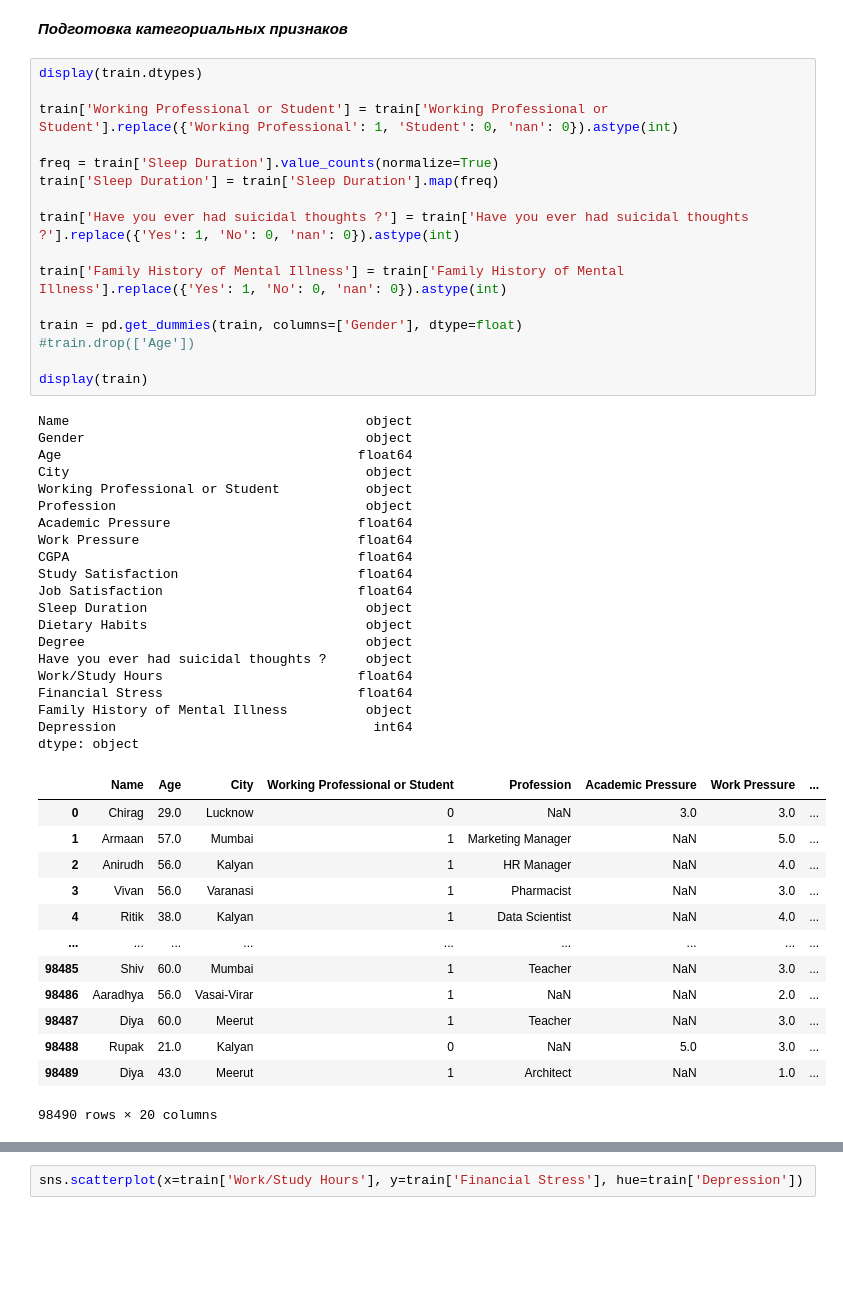
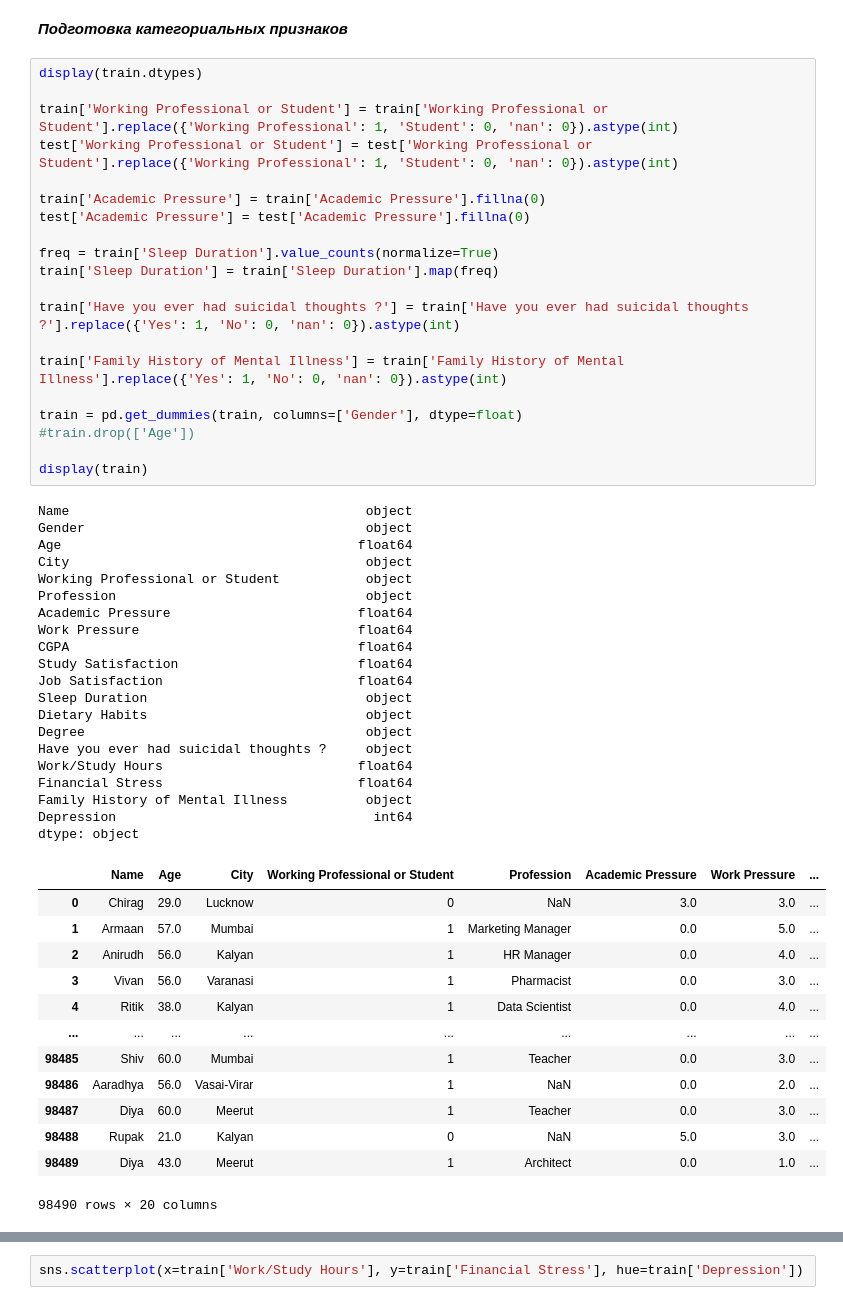
Before and after one commit to NikitaMaltsevvv/SIAFT_INTENSIVE, a Jupyter notebook: baseline.ipynb, the cells around one changed output, grey strips where cells are left out. Cells and saved outputs as stored; diff of their text form; blank space fills up the shorter version.

```diff
--- a/baseline.ipynb
+++ b/baseline.ipynb
@@ -216,6 +210,10 @@ sns.scatterplot(x=train['Work/Study Hours'], y=train['Financial Stress'], hue=tr
 display(train.dtypes)
 
 train['Working Professional or Student'] = train['Working Professional or Student'].replace({'Working Professional': 1, 'Student': 0, 'nan': 0}).astype(int)
+test['Working Professional or Student'] = test['Working Professional or Student'].replace({'Working Professional': 1, 'Student': 0, 'nan': 0}).astype(int)
+
+train['Academic Pressure'] = train['Academic Pressure'].fillna(0)
+test['Academic Pressure'] = test['Academic Pressure'].fillna(0)
 
 freq = train['Sleep Duration'].value_counts(normalize=True)
 train['Sleep Duration'] = train['Sleep Duration'].map(freq)
@@ -224,42 +222,42 @@ train['Have you ever had suicidal thoughts ?'] = train['Have you ever had suicid
 
 train['Family History of Mental Illness'] = train['Family History of Mental Illness'].replace({'Yes': 1, 'No': 0, 'nan': 0}).astype(int)
 
 train = pd.get_dummies(train, columns=['Gender'], dtype=float)
 #train.drop(['Age'])
 
 display(train)
 # %% [output]
 Name                                      object
 Gender                                    object
 Age                                      float64
 City                                      object
 Working Professional or Student           object
 Profession                                object
 Academic Pressure                        float64
 Work Pressure                            float64
 CGPA                                     float64
 Study Satisfaction                       float64
 Job Satisfaction                         float64
 Sleep Duration                            object
 Dietary Habits                            object
 Degree                                    object
 Have you ever had suicidal thoughts ?     object
 Work/Study Hours                         float64
 Financial Stress                         float64
 Family History of Mental Illness          object
 Depression                                 int64
 dtype: object
 |  | Name | Age | City | Working Professional or Student | Profession | Academic Pressure | Work Pressure | ... |
 | 0 | Chirag | 29.0 | Lucknow | 0 | NaN | 3.0 | 3.0 | ... |
-| 1 | Armaan | 57.0 | Mumbai | 1 | Marketing Manager | NaN | 5.0 | ... |
-| 2 | Anirudh | 56.0 | Kalyan | 1 | HR Manager | NaN | 4.0 | ... |
-| 3 | Vivan | 56.0 | Varanasi | 1 | Pharmacist | NaN | 3.0 | ... |
-| 4 | Ritik | 38.0 | Kalyan | 1 | Data Scientist | NaN | 4.0 | ... |
+| 1 | Armaan | 57.0 | Mumbai | 1 | Marketing Manager | 0.0 | 5.0 | ... |
+| 2 | Anirudh | 56.0 | Kalyan | 1 | HR Manager | 0.0 | 4.0 | ... |
+| 3 | Vivan | 56.0 | Varanasi | 1 | Pharmacist | 0.0 | 3.0 | ... |
+| 4 | Ritik | 38.0 | Kalyan | 1 | Data Scientist | 0.0 | 4.0 | ... |
 | ... | ... | ... | ... | ... | ... | ... | ... | ... |
-| 98485 | Shiv | 60.0 | Mumbai | 1 | Teacher | NaN | 3.0 | ... |
-| 98486 | Aaradhya | 56.0 | Vasai-Virar | 1 | NaN | NaN | 2.0 | ... |
-| 98487 | Diya | 60.0 | Meerut | 1 | Teacher | NaN | 3.0 | ... |
+| 98485 | Shiv | 60.0 | Mumbai | 1 | Teacher | 0.0 | 3.0 | ... |
+| 98486 | Aaradhya | 56.0 | Vasai-Virar | 1 | NaN | 0.0 | 2.0 | ... |
+| 98487 | Diya | 60.0 | Meerut | 1 | Teacher | 0.0 | 3.0 | ... |
 | 98488 | Rupak | 21.0 | Kalyan | 0 | NaN | 5.0 | 3.0 | ... |
-| 98489 | Diya | 43.0 | Meerut | 1 | Architect | NaN | 1.0 | ... |
+| 98489 | Diya | 43.0 | Meerut | 1 | Architect | 0.0 | 1.0 | ... |
 98490 rows × 20 columns
 # %%
```
Also changed, not shown: parts of 15 cells of this notebook, 1 other file.
